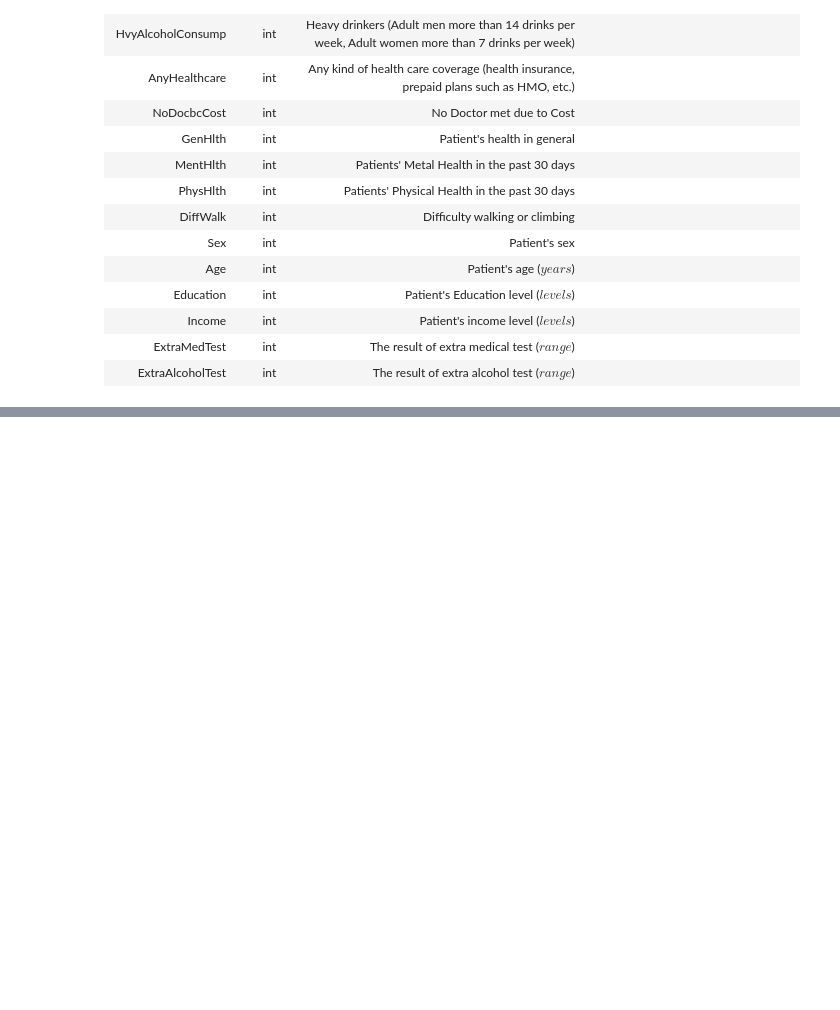
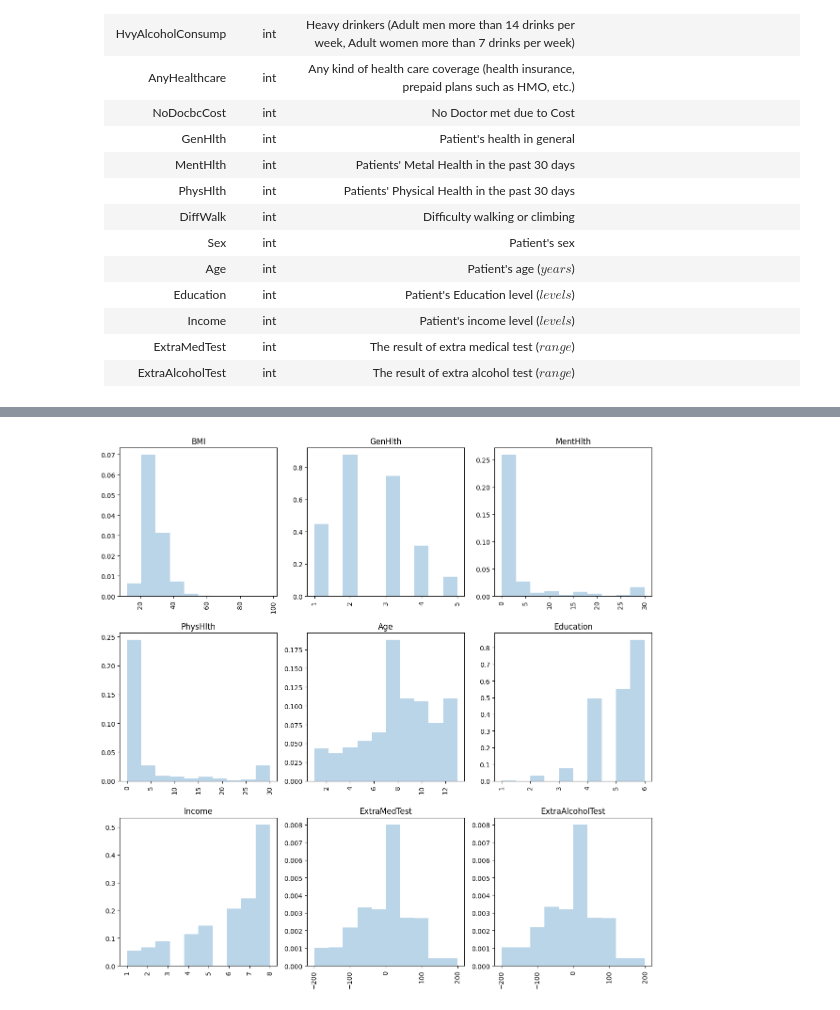
Before and after one commit to LocVu-Tim/COSC2753_A1_s3891483, a Jupyter notebook: notebooks/EDA.ipynb, the cells around one changed output, grey strips where cells are left out. Drawn from its saved outputs; the diff is of its cells as text; code cells hidden in the pictures; blank space fills up the shorter version.

Commit message:
Data

```diff
--- a/notebooks/EDA.ipynb
+++ b/notebooks/EDA.ipynb
@@ -300,3 +179,0 @@ We will not be using `Id` field, which has no relation to patients’ condition
-# %%
-df_train = df_train.drop(columns=['Id', 'Status'])
-df_test = df_test.drop(columns=['Id', 'Status'])
@@ -423,7 +211,0 @@ ax.set_xticklabels(
-# %%
-plt.figure(figsize=(25,25))
-for i, col in enumerate(df_test.columns):
-    plt.subplot(5,6,i+1)
-    plt.hist(df_test[col], alpha=0.3, color='b', density=True)
-    plt.title(col)
-    plt.xticks(rotation='vertical')
@@ -469,22 +211,0 @@ ax.set_xticklabels(
-# %%
-num_features = len(df_train.columns)
-num_cols = min(num_features, 3)
-num_rows = (num_features + num_cols - 1) // num_cols
-
-fig, axes = plt.subplots(num_rows, num_cols, figsize=(15, 5*num_rows), constrained_layout=True)
-axes = axes.flatten()
-
-for i, column in enumerate(df_train.columns):
-    ax = axes[i]
-    sns.histplot(data=df_train, x=column, ax=ax, color='blue', alpha=0.5, label='Train', kde=True)
-    sns.histplot(data=df_test, x=column, ax=ax, color='orange', alpha=0.5, label='Test', kde=True)
-    ax.set_title(f"Histogram of {column}")
-    ax.set_ylabel("Frequency")
-    ax.set_xlabel(column)
-    ax.legend()
-
-for i in range(num_features, len(axes)):
-    axes[i].remove()
-
-plt.tight_layout()
-plt.show()
@@ -514,0 +222,14 @@ We will be analyzing columns of `non-binary` only due to the bias of yes-and-no
+# %%
+non_binary_cols = df_train.columns[(df_train.nunique() > 2)]
+
+plt.figure(figsize=(12, 12))
+for i, col in enumerate(non_binary_cols):
+    plt.subplot(3, 3, i+1)
+    plt.hist(df_train[col], alpha=0.3, color='tab:blue', density=True)
+    plt.title(col)
+    plt.xticks(rotation='vertical')
+
+plt.tight_layout()
+plt.show()
+# %% [output]
+[figure, added]
```
Also changed, not shown: parts of 85 cells of this notebook.
